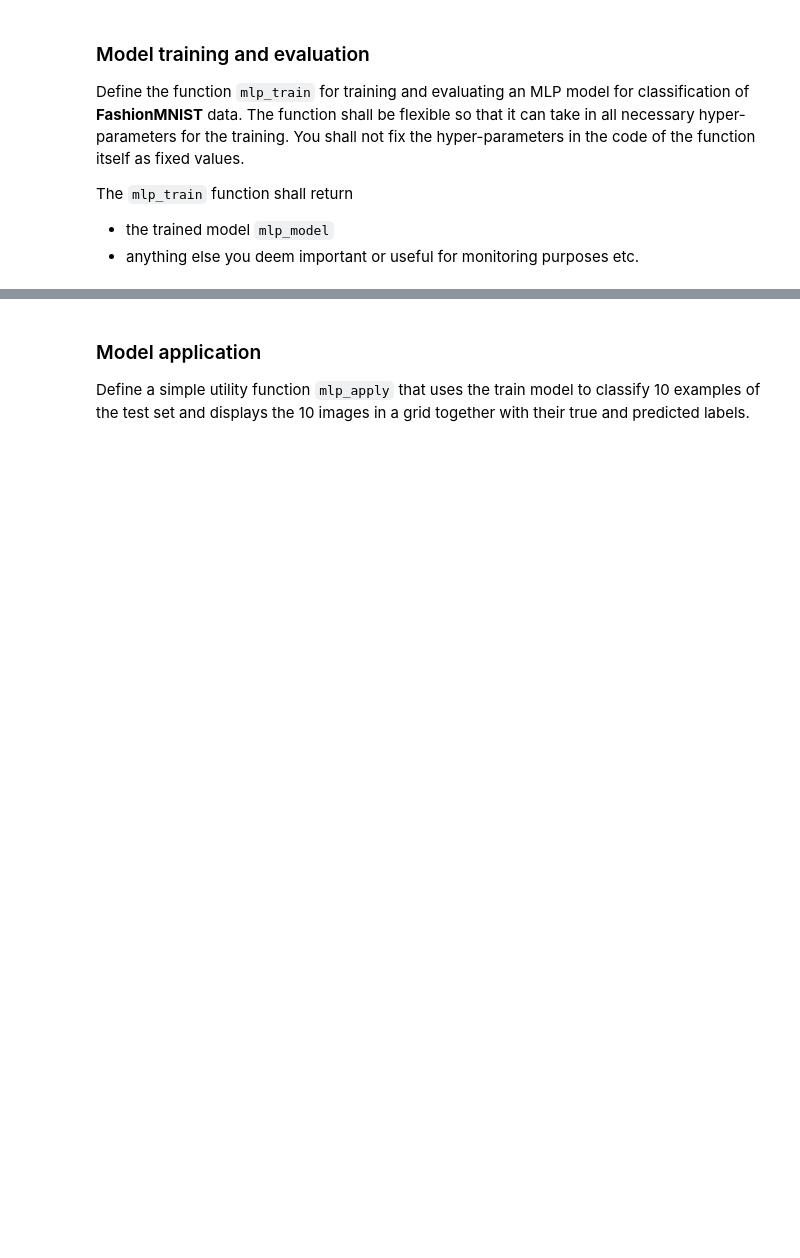
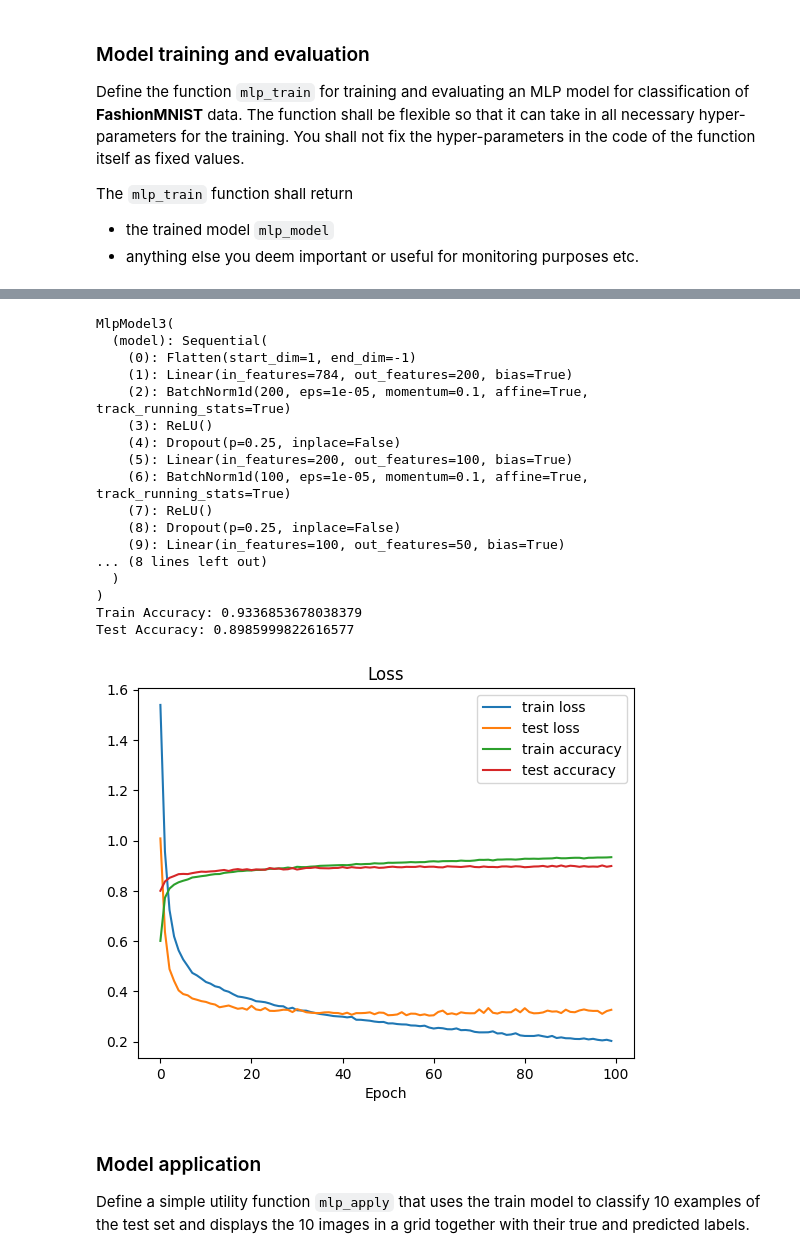
Before and after one commit to squivix/ann-assignment2, a Jupyter notebook: mlp.ipynb, the cells around one changed output, grey strips where cells are left out. Saved outputs shown, nothing was run; the diff lists cells and outputs as text; code cells hidden in the pictures; blank space fills up the shorter version.

```diff
--- a/mlp.ipynb
+++ b/mlp.ipynb
@@ -95,3 +144,48 @@ Test Accuracy: 0.8276000022888184
+# %%
+# define function mlp_train so that it can be run from this cell
+from train import mlp_train
+
+from models.mlp3 import MlpModel3
+
+# train and evaluate mlp_model
+model = MlpModel3(data["x"].shape[1], data["x"].shape[2], output_dim)
+model.to(device)
+model, train_losses, train_accuracies, test_losses, test_accuracies = mlp_train(model, data, train_loader,
+                                                                                learning_rate=0.0001,
+                                                                                max_epochs=100)
+# model: untrained model
+print(model)
+
+plt.plot(train_losses, label="train loss")
+plt.plot(test_losses, label="test loss")
+plt.plot(train_accuracies, label="train accuracy")
+plt.plot(test_accuracies, label="test accuracy")
+plt.legend()
+
+plt.title('Loss')
+plt.xlabel('Epoch')
+
+print(f"Train Accuracy: {train_accuracies[-1]}")
+print(f"Test Accuracy: {test_accuracies[-1]}")
+# %% [output]
+MlpModel3(
+  (model): Sequential(
+    (0): Flatten(start_dim=1, end_dim=-1)
+    (1): Linear(in_features=784, out_features=200, bias=True)
+    (2): BatchNorm1d(200, eps=1e-05, momentum=0.1, affine=True, track_running_stats=True)
+    (3): ReLU()
+    (4): Dropout(p=0.25, inplace=False)
+    (5): Linear(in_features=200, out_features=100, bias=True)
+    (6): BatchNorm1d(100, eps=1e-05, momentum=0.1, affine=True, track_running_stats=True)
+    (7): ReLU()
+    (8): Dropout(p=0.25, inplace=False)
+    (9): Linear(in_features=100, out_features=50, bias=True)
+... (8 lines left out)
+  )
+)
+Train Accuracy: 0.9336853678038379
+Test Accuracy: 0.8985999822616577
+[figure, added]
 # %% [markdown]
 ### Model application
 
```
Also changed, not shown: parts of 5 cells of this notebook, 6 other files.
